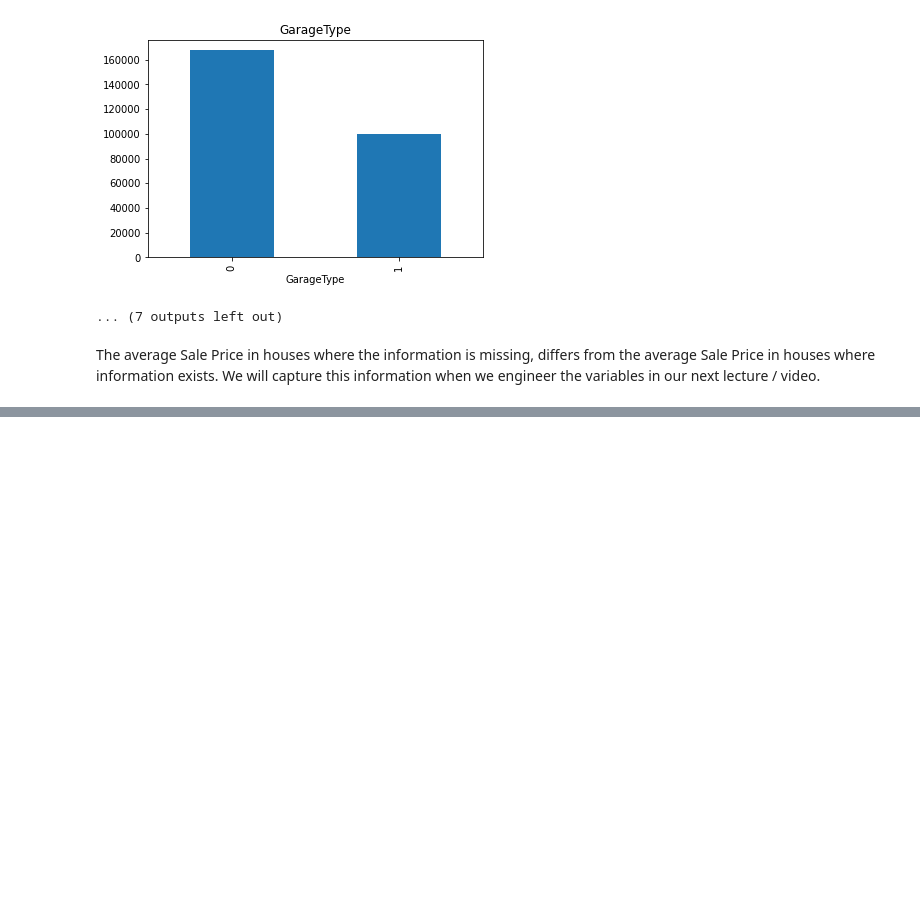
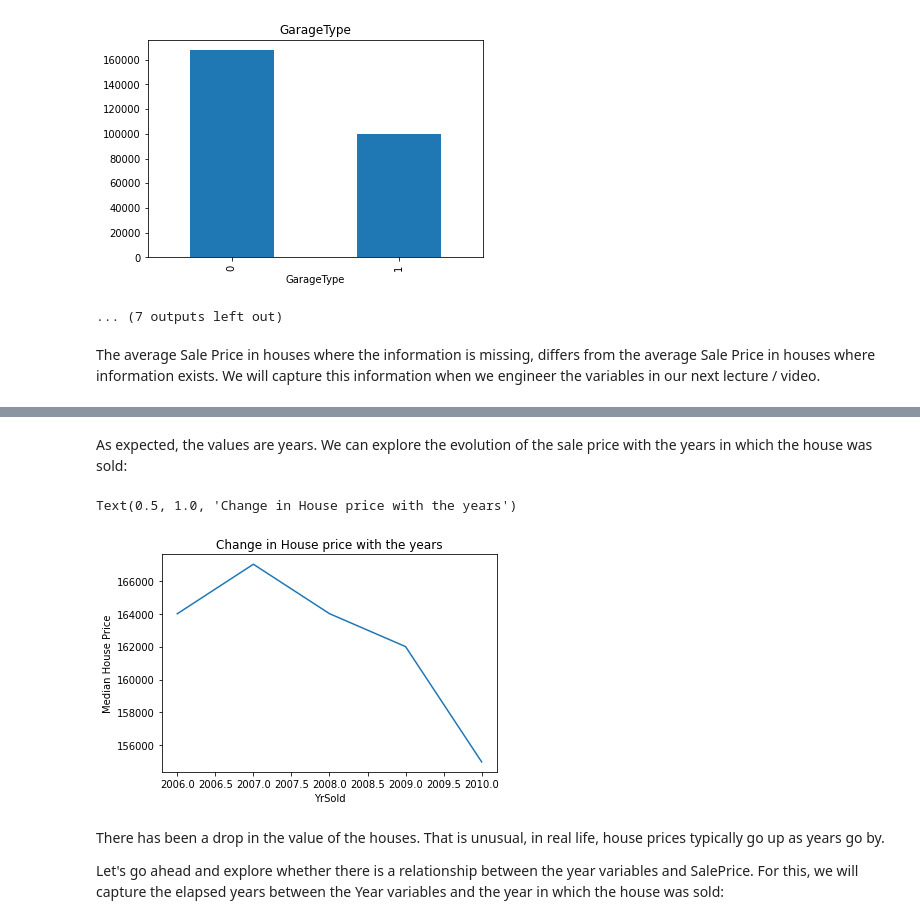
Before and after one commit to Jeffresh/deployment-of-machine-learning-models, a Jupyter notebook: section2/dataAnalysis.ipynb, the cells around one changed output, grey strips where cells are left out. Cells and saved outputs as stored; diff of their text form; code cells hidden in the pictures; blank space fills up the shorter version.

Commit message:
feat: numerical variables

```diff
--- a/section2/dataAnalysis.ipynb
+++ b/section2/dataAnalysis.ipynb
@@ -96,0 +167,14 @@ We will capture this information when we engineer the variables in our next lect
+# %% [markdown]
+As expected, the values are years.
+We can explore the evolution of the sale price with the years in which the house was sold:
+# %%
+data.groupby('YrSold')['SalePrice'].median().plot()
+plt.ylabel('Median House Price')
+plt.title('Change in House price with the years')
+# %% [output]
+Text(0.5, 1.0, 'Change in House price with the years')
+[figure, added]
+# %% [markdown]
+There has been a drop in the value of the houses. That is unusual, in real life, house prices typically go up as years go by.
+
+Let's go ahead and explore whether there is a relationship between the year variables and SalePrice. For this, we will capture the elapsed years between the Year variables and the year in which the house was sold:
```
Also changed, not shown: parts of 9 cells of this notebook.
